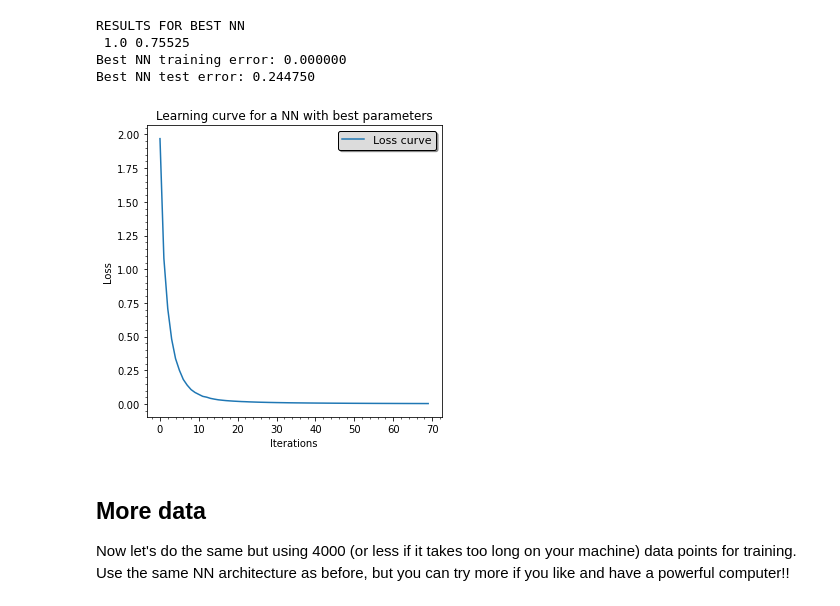
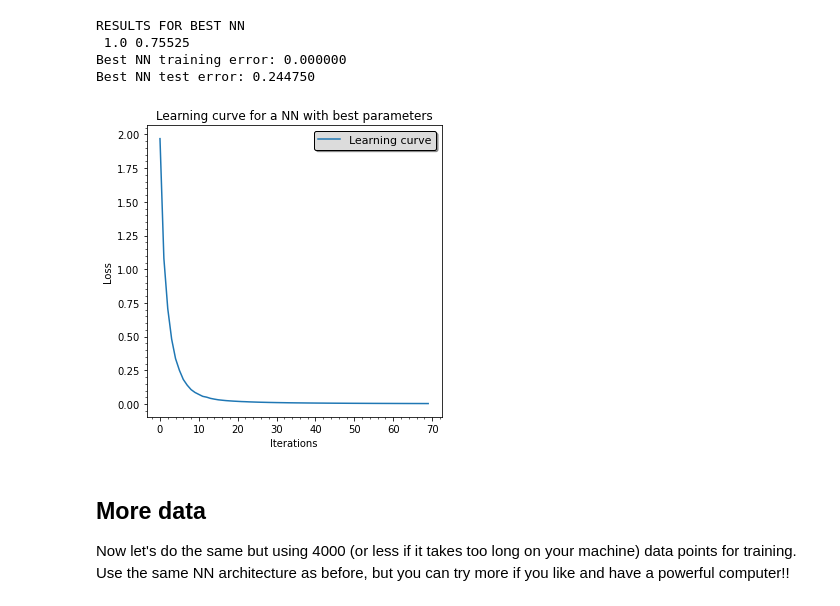
Before and after one commit to tommasoamico/machine_learning, a Jupyter notebook: lab3/LAB3_Characters_Classification_with_Neural_Networks.ipynb, the cells around one changed output. Saved outputs shown, nothing was run; the diff lists cells and outputs as text; code cells hidden in the pictures.

```diff
--- a/lab3/LAB3_Characters_Classification_with_Neural_Networks.ipynb
+++ b/lab3/LAB3_Characters_Classification_with_Neural_Networks.ipynb
@@ -419,15 +418,15 @@ Best NN training error: 0.000000
 Best NN test error: 0.244750
 # %%
 fig, ax = plt.subplots(1,1, figsize=(5,5))
-ax.plot(mlp600.loss_curve_, label='Loss curve')
+ax.plot(mlp600.loss_curve_, label='Learning curve')
 ax.legend(shadow=True, framealpha=1, facecolor='gainsboro', edgecolor='black', prop={'size':'11'})
 ax.set_title('Learning curve for a NN with best parameters')
 ax.set_ylabel('Loss')
 ax.set_xlabel('Iterations')
 ax.minorticks_on()
 fig.tight_layout()
 # %% [output]
-[figure, old version]
+[figure, new version]
 # %% [markdown]
 ## More data
 Now let's do the same but using 4000 (or less if it takes too long on your machine) data points for training. Use the same NN architecture as before, but you can try more if you like and have a powerful computer!!
```
Also changed, not shown: parts of 14 cells of this notebook.
